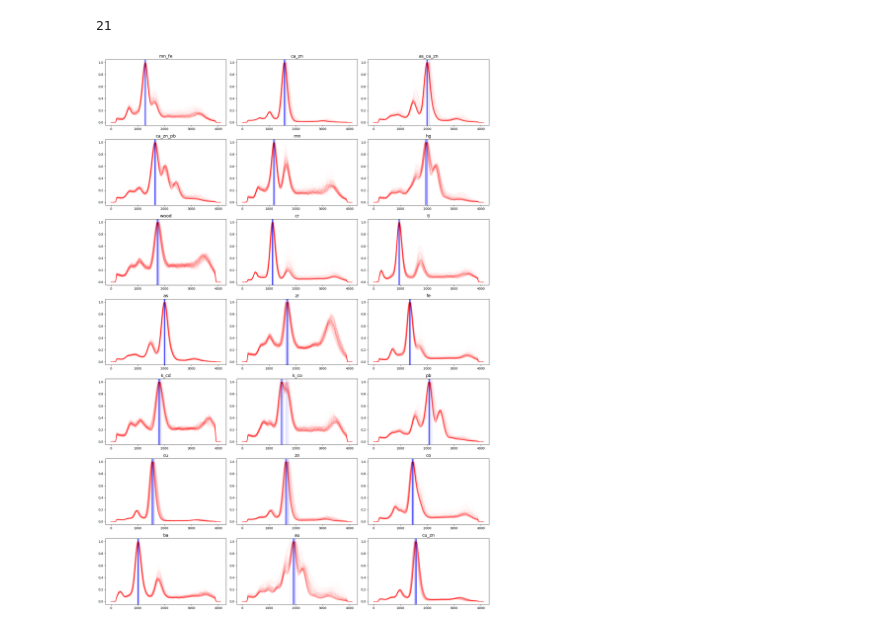
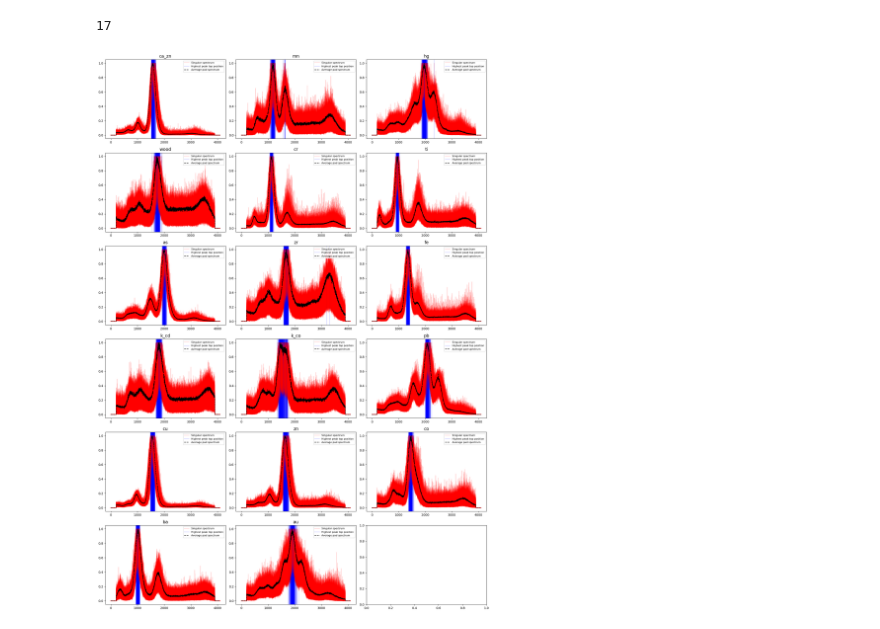
Before and after one commit to erzar0/masters-thesis, a Jupyter notebook: _pigment_palette_processing.ipynb, the cells around one changed output. Cells and saved outputs as stored; diff of their text form; code cells hidden in the pictures.

Commit message:
Implement spectra calibration

```diff
--- a/_pigment_palette_processing.ipynb
+++ b/_pigment_palette_processing.ipynb
@@ -160,33 +178,38 @@ dict_keys(['mn_fe', 'ca_zn', 'as_ca_zn', 'ca_zn_pb', 'mn', 'hg', 'wood', 'cr', '
 # %%
 from random import randint
 print(len(filtered_pads.keys()))
 
 proportion = 21/29.7
 height = 25
 width = height * proportion
-fig, axes = plt.subplots(7, 3, figsize=(width, height))
+fig, axes = plt.subplots(6, 3, figsize=(width, height))
 axes = axes.flatten()
 
+avg_pad_spectra_no_filtering = {}
+
 for idx, (pad_name, pad) in enumerate(filtered_pads.items()):
-    pad = gaussian(pad, sigma=1, channel_axis=2)
+    for i in range(pad.shape[0]):
+        for j in range(pad.shape[1]):
+            spectrum = pad[i][j]
+            spectrum = spectrum / np.max(spectrum)
+            axes[idx].plot(spectrum, color="red", alpha=0.20, label="Singular spectrum" if j == 0 and i == 0 else None)
 
-    for i in range(0, 16):
-        for j in range(0, 16):
-            spectrum = gaussian(pad[i][j], sigma=16)
-            spectrum = spectrum / np.max(spectrum)
-            axes[idx].plot(spectrum, color="red", alpha=0.01)
-            axes[idx].axvline(np.argmax(spectrum), color="blue", alpha=0.01)
 
-            first_peak_end = 50
-            first
-            second_peak_position = np.argmax(spectrum[second_peak_start:second_peak_end])
-            second_peak_position += second_peak_start
-            axes[idx].axvline(second_peak_position, color="green", alpha=0.01)
+            first_peak_position = np.argmax(spectrum)
+            axes[idx].axvline(first_peak_position, color="blue", alpha=0.2, label="Highest peak top position" if i == 0 and j == 0 else None)
+
+
+    pad_avg_spectrum = np.average(pad, axis=(0, 1))
+    pad_avg_spectrum = pad_avg_spectrum / np.max(pad_avg_spectrum)
+    avg_pad_spectra_no_filtering[pad_name] = pad_avg_spectrum
+
+    axes[idx].plot(pad_avg_spectrum, color="black", linewidth=1.5, linestyle="--", label="Average pad spectrum")
 
     axes[idx].set_title(pad_name, fontsize=14)
+    axes[idx].legend(loc='upper right', fontsize=8)
 
 plt.tight_layout()
 plt.show()
 # %% [output]
-21
+17
-[figure, old version]
+[figure, new version]
```
Also changed, not shown: parts of 6 cells of this notebook, 4 other files.
